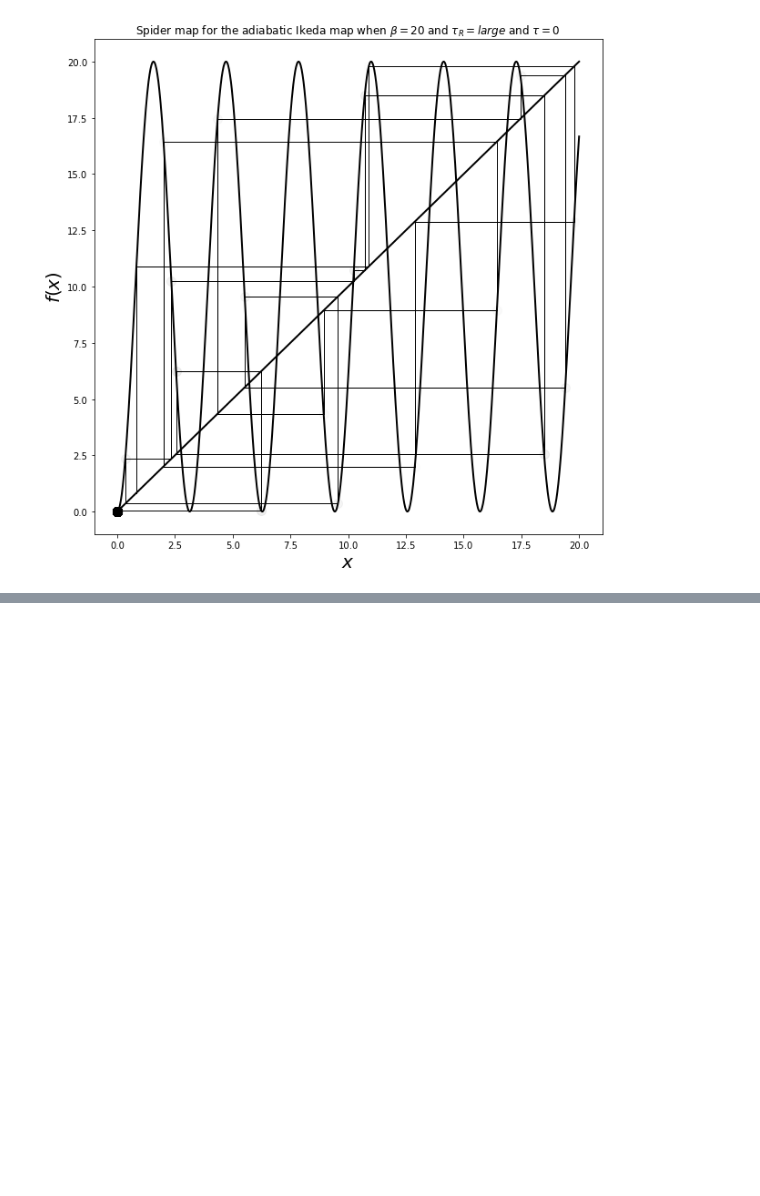
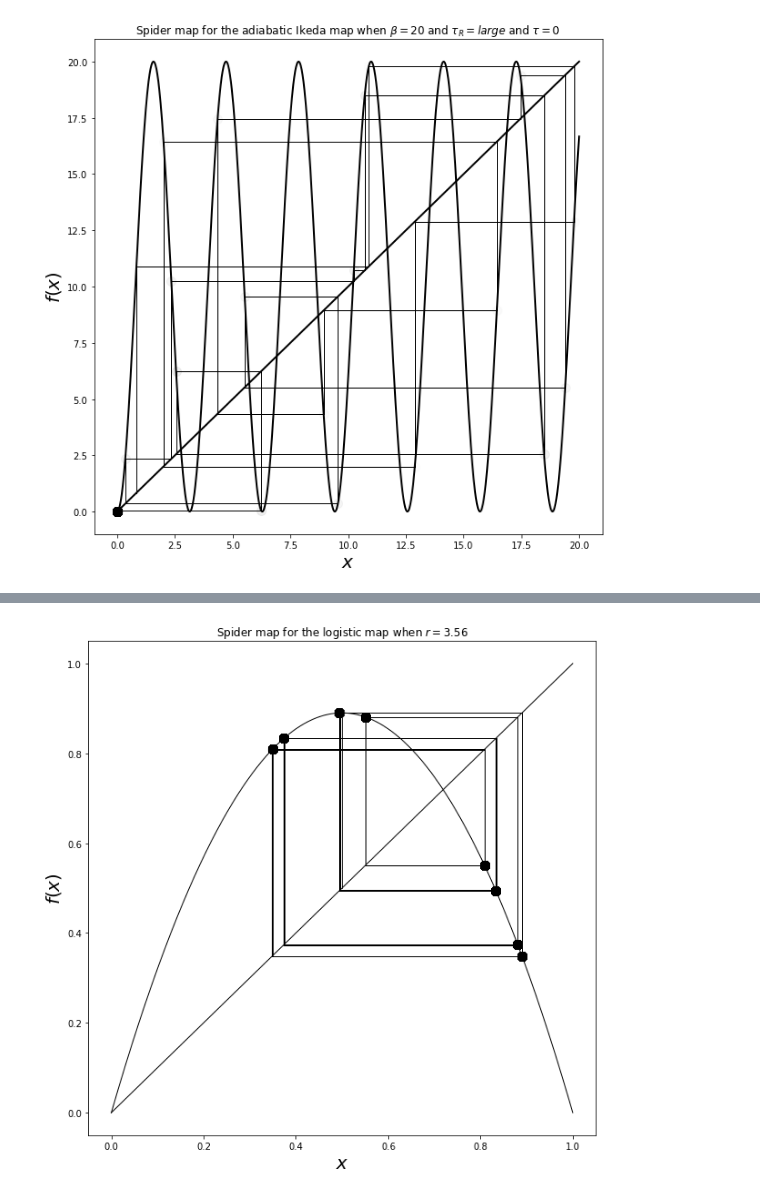
Before and after one commit to ihkim94/Ikeda, a Jupyter notebook: Ikeda_map.ipynb, the cells around one changed output, grey strips where cells are left out. Saved outputs shown, nothing was run; the diff lists cells and outputs as text; code cells hidden in the pictures; blank space fills up the shorter version.

```diff
--- a/Ikeda_map.ipynb
+++ b/Ikeda_map.ipynb
@@ -323,0 +324,5 @@ logistic_model.plot_logistic(r = 4, ic = 0.6)
+# %%
+logistic_model = spiderweb(n = 1000)
+logistic_model.plot_logistic(r = 3.56, ic = 0.5)
+# %% [output]
+[figure, added]
```
Also changed, not shown: parts of 7 cells of this notebook.
